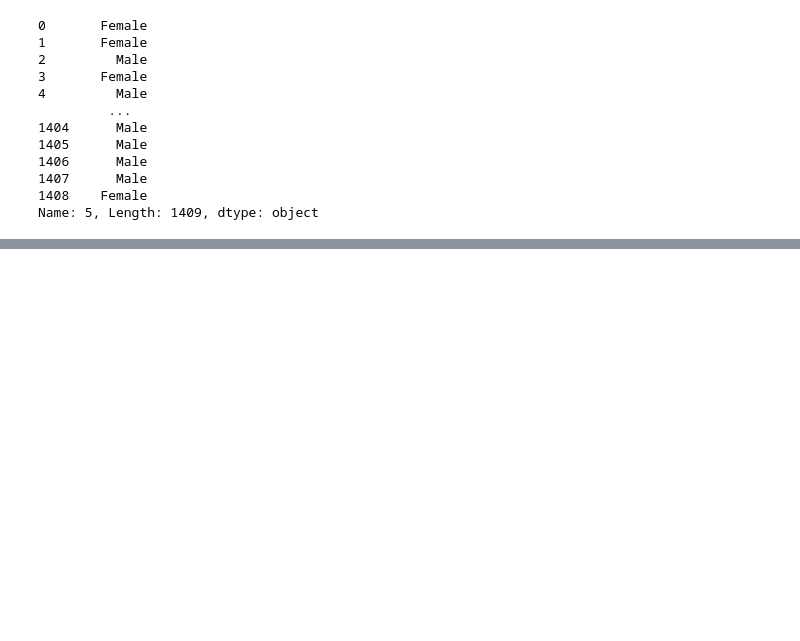
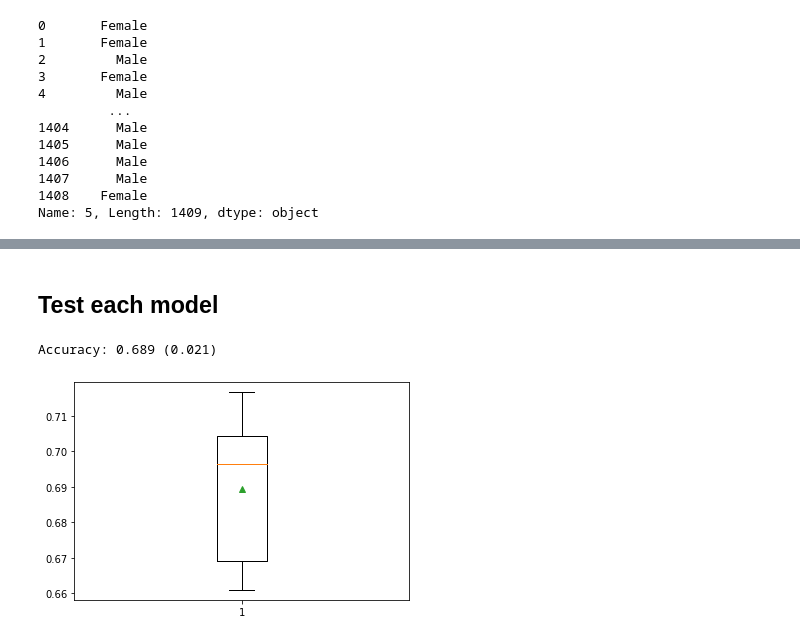
Before and after one commit to duybluemind1988/project_py, a Jupyter notebook: Churn/Churn_final.ipynb, the cells around one changed output, grey strips where cells are left out. Saved outputs shown, nothing was run; the diff lists cells and outputs as text; code cells hidden in the pictures; blank space fills up the shorter version.

```diff
--- a/Churn/Churn_final.ipynb
+++ b/Churn/Churn_final.ipynb
@@ -369,0 +368,10 @@ Name: 5, Length: 1409, dtype: object
+# %%
+X = df.drop(columns='Churn')
+y= df['Churn']
+print(X.shape)
+print(y.shape)
+X_train_a, X_test, y_train_a, y_test = model_selection.train_test_split(X,y, test_size=0.2,
+                                    random_state=2018, stratify=y)
+
+X_train, X_val, y_train, y_val = model_selection.train_test_split(X_train_a, y_train_a,test_size=0.2,
+                                    random_state=2018, stratify=y_train_a)
@@ -369,0 +397,7 @@ Name: 5, Length: 1409, dtype: object
+# %%
+X_train=X_train.drop(["customerID"],axis=1)
+X_train=X_train.astype("category")
+X_test=X_test.drop(["customerID"],axis=1)
+X_test=X_test.astype("category")
+# %% [markdown]
+## Test each model
@@ -369,0 +424,16 @@ Name: 5, Length: 1409, dtype: object
+# %%
+# evaluate the model
+model = LGBMClassifier()
+cv = model_selection.RepeatedStratifiedKFold(n_splits=5, n_repeats=1, random_state=1)
+n_scores = model_selection.cross_val_score(model, X_train, y_train, scoring='balanced_accuracy', cv=cv, n_jobs=-1, error_score='raise')
+# report performance
+print('Accuracy: %.3f (%.3f)' % (np.mean(n_scores), np.std(n_scores)))
+# %% [output]
+Accuracy: 0.689 (0.021)
+# %%
+from matplotlib import pyplot
+# plot model performance for comparison
+pyplot.boxplot(n_scores, showmeans=True)
+pyplot.show()
+# %% [output]
+[figure, added]
```
Also changed, not shown: parts of 27 cells of this notebook.
